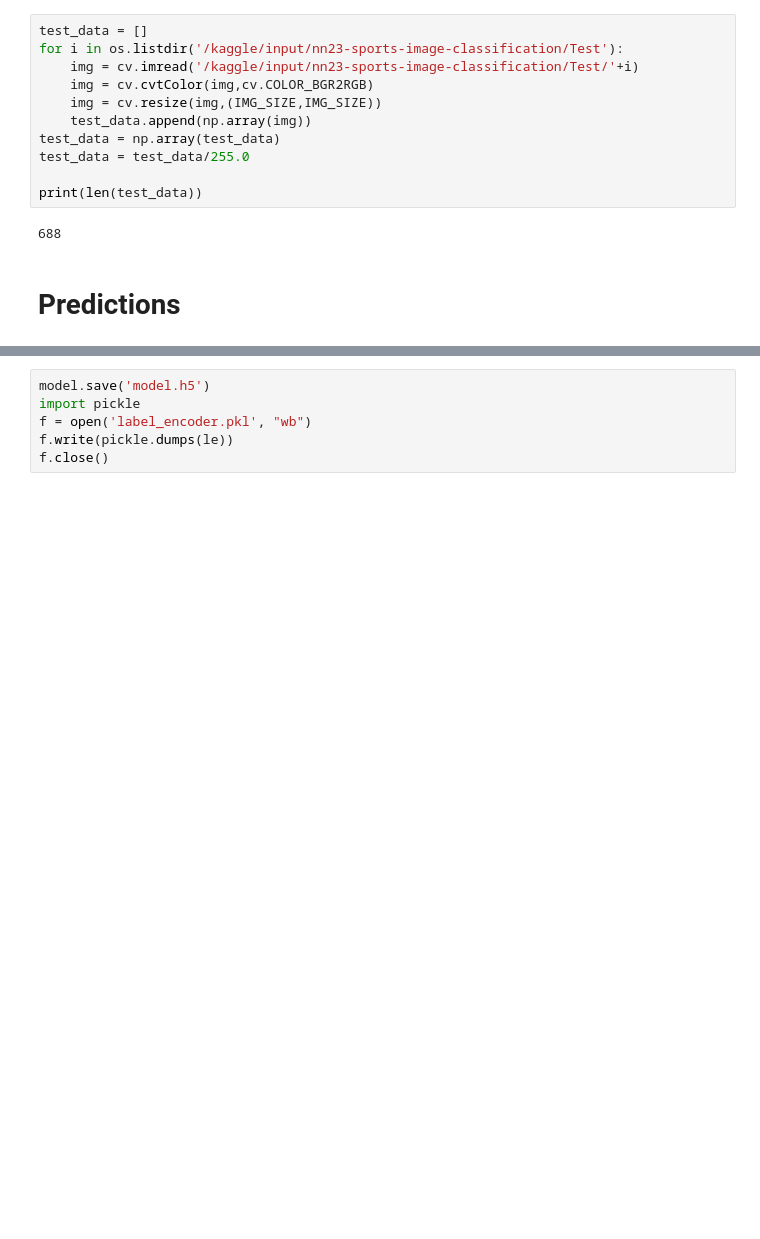
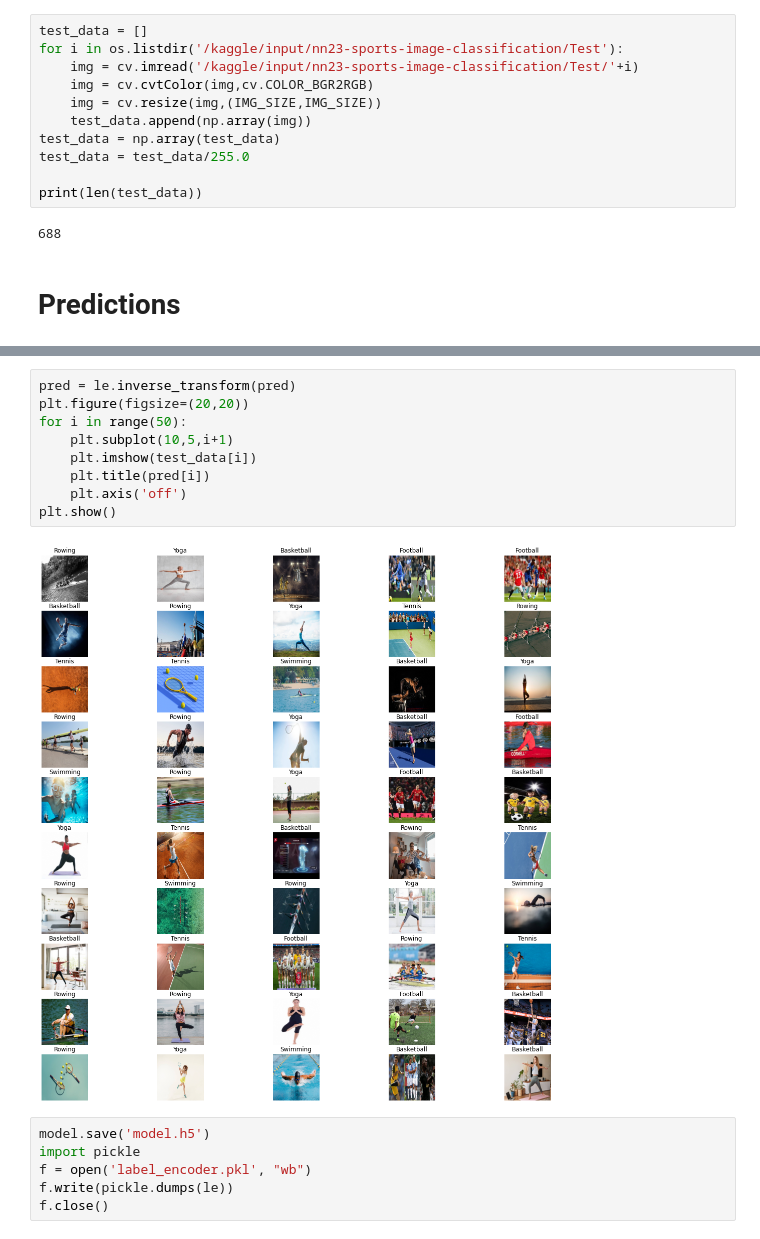
Before and after one commit to bavllymagid/SportsClassification, a Jupyter notebook: v1model.ipynb, the cells around one changed output, grey strips where cells are left out. Cells and saved outputs as stored; diff of their text form; blank space fills up the shorter version.

```diff
--- a/v1model.ipynb
+++ b/v1model.ipynb
@@ -177,5 +181,16 @@ df
 | 687 | 147.jpg | 3 |
 688 rows × 2 columns
+# %%
+pred = le.inverse_transform(pred)
+plt.figure(figsize=(20,20))
+for i in range(50):
+    plt.subplot(10,5,i+1)
+    plt.imshow(test_data[i])
+    plt.title(pred[i])
+    plt.axis('off')
+plt.show()
+# %% [output]
+[figure, added]
 # %%
 model.save('model.h5')
 import pickle
```
Also changed, not shown: parts of 8 cells of this notebook.
